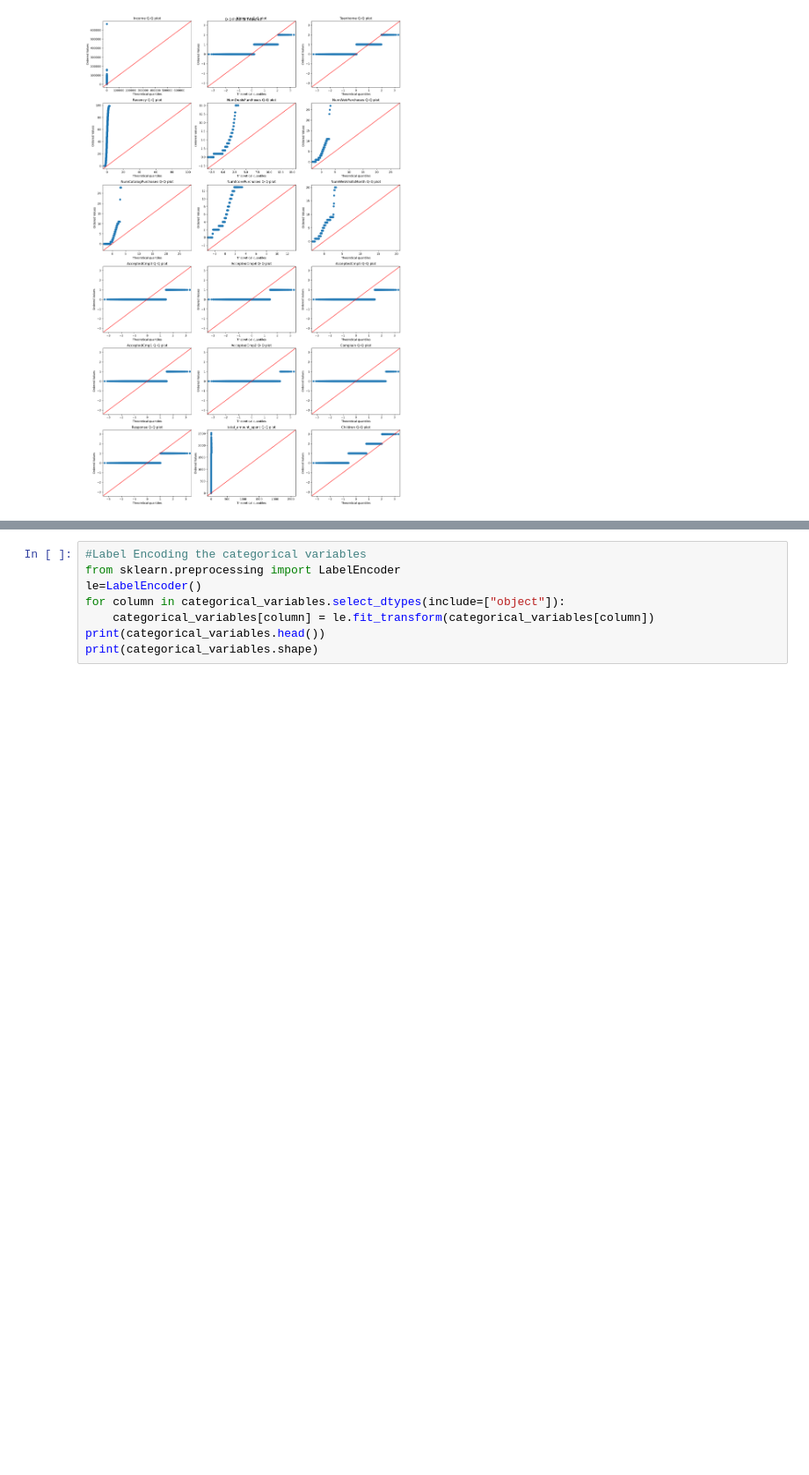
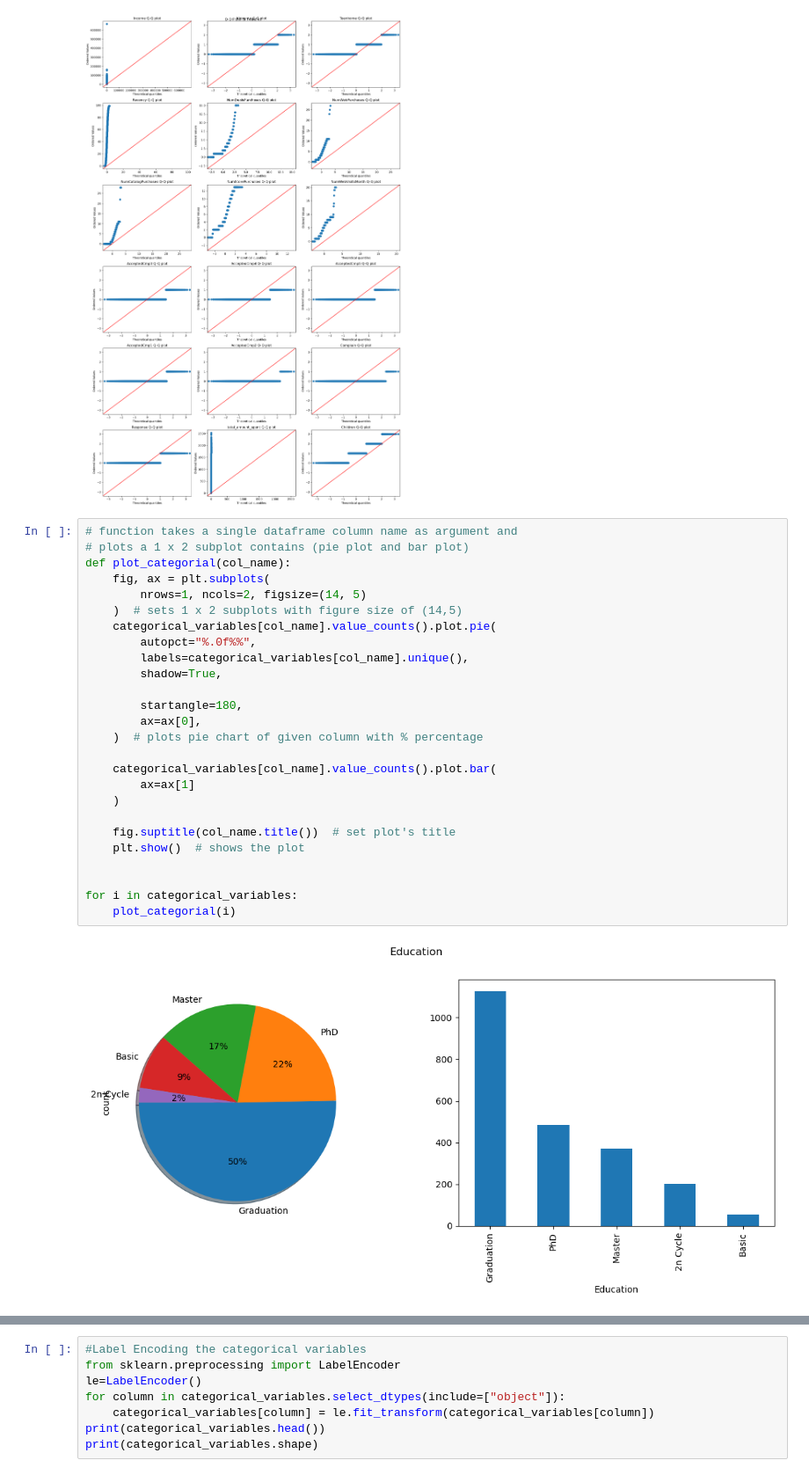
Before and after one commit to MohdRasmil7/Customer-Insights-and-Segmentation-with-Machine-Learning, a Jupyter notebook: Notebooks/ML_model.ipynb, the cells around one changed output, grey strips where cells are left out. Shown at 88% size. Cells and saved outputs as stored; diff of their text form; blank space fills up the shorter version.

```diff
--- a/model_evaluation final.ipynb
+++ b/Notebooks/ML_model.ipynb
@@ -379,3 +379,31 @@ plt.tight_layout()
 plt.show()
 # %% [output]
 [figure]
+# %%
+# function takes a single dataframe column name as argument and
+# plots a 1 x 2 subplot contains (pie plot and bar plot)
+def plot_categorial(col_name):
+    fig, ax = plt.subplots(
+        nrows=1, ncols=2, figsize=(14, 5)
+    )  # sets 1 x 2 subplots with figure size of (14,5)
+    categorical_variables[col_name].value_counts().plot.pie(
+        autopct="%.0f%%",
+        labels=categorical_variables[col_name].unique(),
+        shadow=True,
+
+        startangle=180,
+        ax=ax[0],
+    )  # plots pie chart of given column with % percentage
+
+    categorical_variables[col_name].value_counts().plot.bar(
+        ax=ax[1]
+    )
+
+    fig.suptitle(col_name.title())  # set plot's title
+    plt.show()  # shows the plot
+
+
+for i in categorical_variables:
+    plot_categorial(i)
+# %% [output]
+[figure, added]
```
Also changed, not shown: parts of 1 cell of this notebook, 7 other files.
